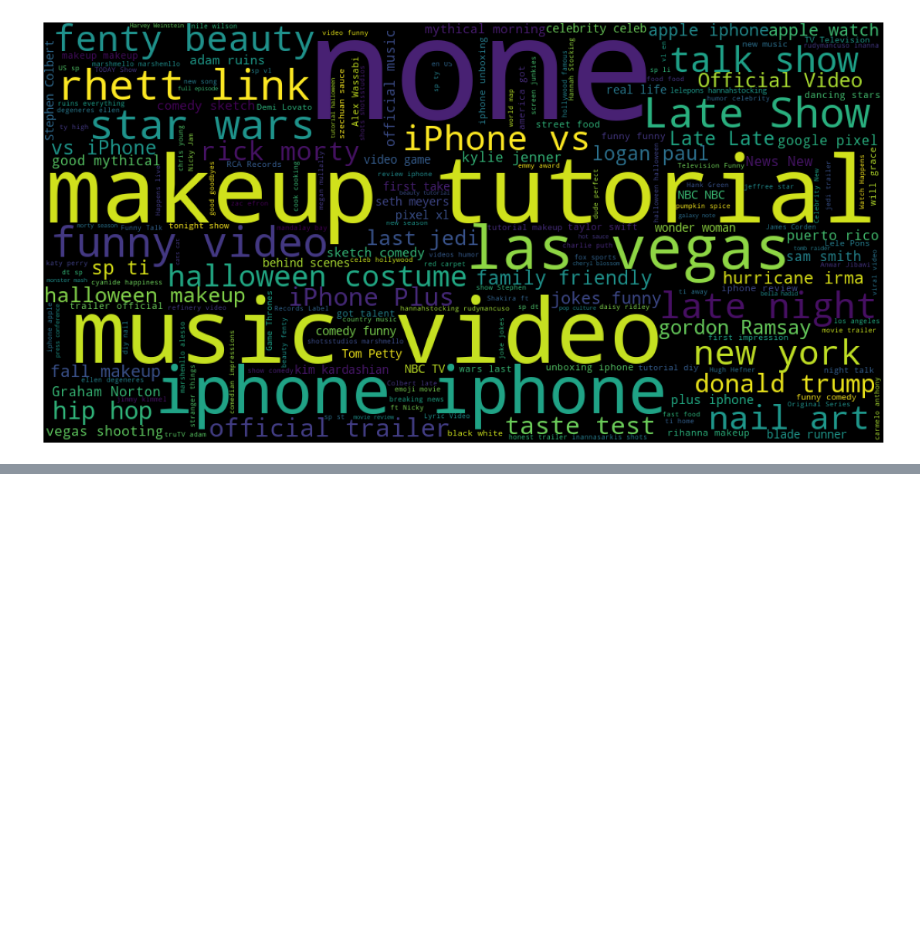
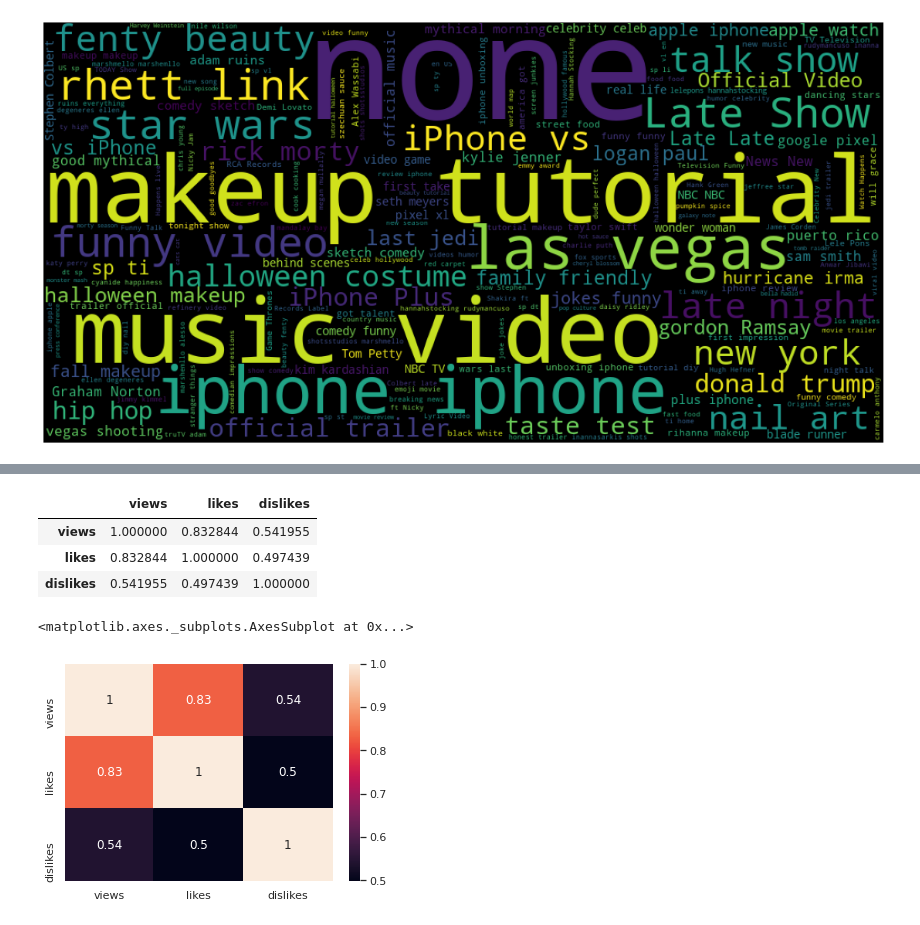
Before and after one commit to KIRTIKUMARKK21/Data-Science, a Jupyter notebook: YouTubeAnalaysis_pynb.ipynb, the cells around one changed output, grey strips where cells are left out. Saved outputs shown, nothing was run; the diff lists cells and outputs as text; code cells hidden in the pictures; blank space fills up the shorter version.

```diff
--- a/YouTubeAnalaysis_pynb.ipynb
+++ b/YouTubeAnalaysis_pynb.ipynb
@@ -174,0 +192,12 @@ plt.axis('off')
+# %%
+df_corr.corr()
+# %% [output]
+|  | views | likes | dislikes |
+| views | 1.000000 | 0.832844 | 0.541955 |
+| likes | 0.832844 | 1.000000 | 0.497439 |
+| dislikes | 0.541955 | 0.497439 | 1.000000 |
+# %%
+sns.heatmap(df_corr.corr(),annot=True)
+# %% [output]
+<matplotlib.axes._subplots.AxesSubplot at 0x...>
+[figure, added]
```
Also changed, not shown: parts of 29 cells of this notebook.
